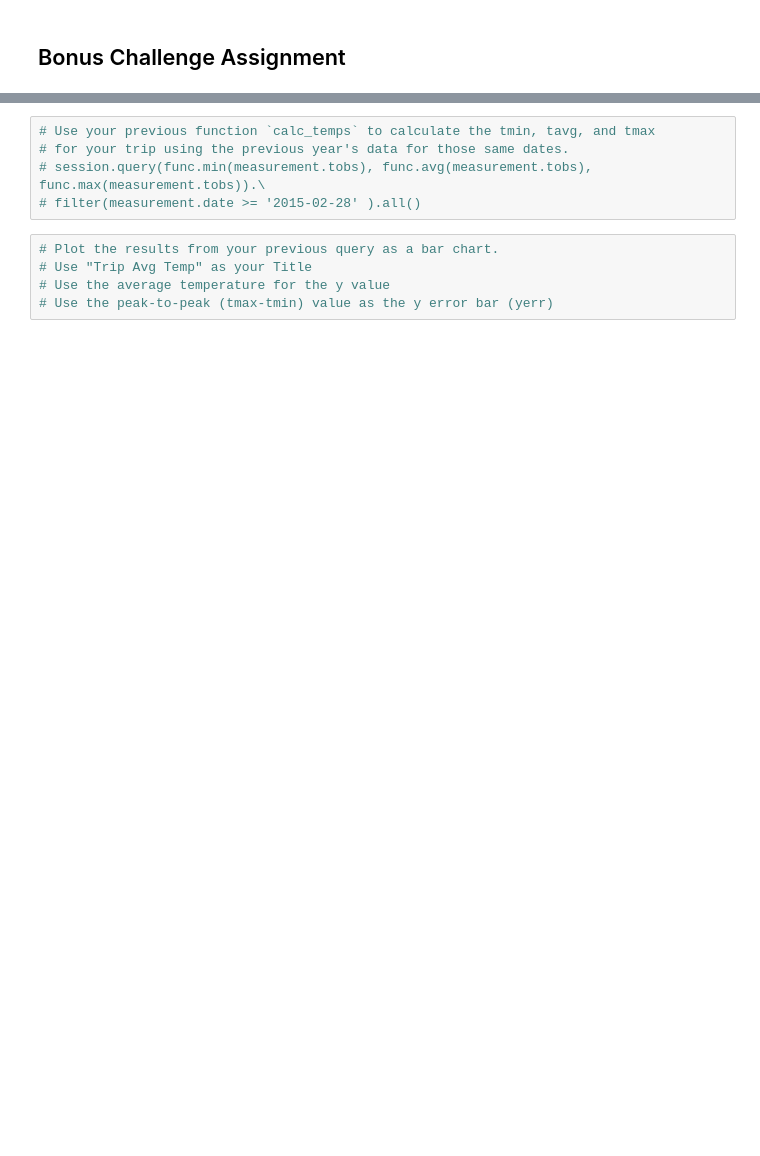
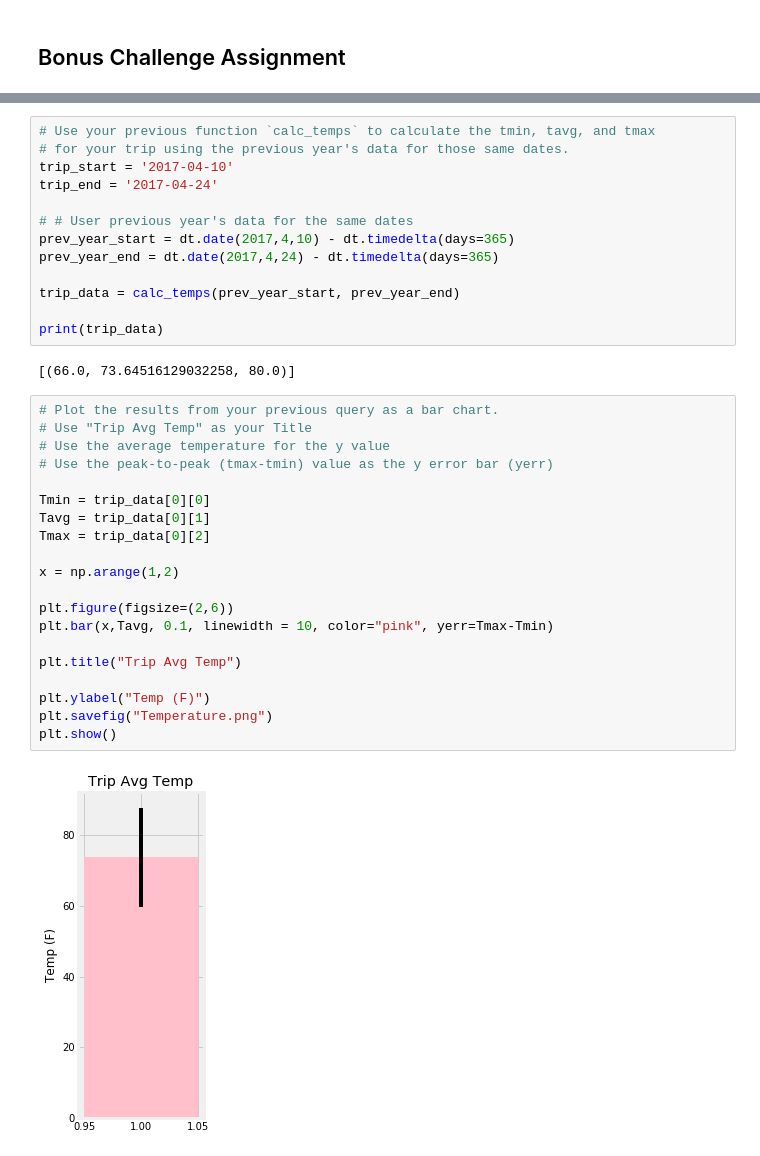
Before and after one commit to nabilih/sqlalchemy-challenge, a Jupyter notebook: climate_starter.ipynb, the cells around one changed output, grey strips where cells are left out. Saved outputs shown, nothing was run; the diff lists cells and outputs as text; blank space fills up the shorter version.

```diff
--- a/climate_starter.ipynb
+++ b/climate_starter.ipynb
@@ -170,13 +173,40 @@ print(calc_temps('2012-02-28', '2012-03-05'))
 # %%
 # Use your previous function `calc_temps` to calculate the tmin, tavg, and tmax
 # for your trip using the previous year's data for those same dates.
-# session.query(func.min(measurement.tobs), func.avg(measurement.tobs), func.max(measurement.tobs)).\
-# filter(measurement.date >= '2015-02-28' ).all()
+trip_start = '2017-04-10'
+trip_end = '2017-04-24'
+
+# # User previous year's data for the same dates
+prev_year_start = dt.date(2017,4,10) - dt.timedelta(days=365)
+prev_year_end = dt.date(2017,4,24) - dt.timedelta(days=365)
+
+trip_data = calc_temps(prev_year_start, prev_year_end)
+
+print(trip_data)
+# %% [output]
+[(66.0, 73.64516129032258, 80.0)]
 # %%
 # Plot the results from your previous query as a bar chart.
 # Use "Trip Avg Temp" as your Title
 # Use the average temperature for the y value
 # Use the peak-to-peak (tmax-tmin) value as the y error bar (yerr)
+
+Tmin = trip_data[0][0]
+Tavg = trip_data[0][1]
+Tmax = trip_data[0][2]
+
+x = np.arange(1,2)
+
+plt.figure(figsize=(2,6))
+plt.bar(x,Tavg, 0.1, linewidth = 10, color="pink", yerr=Tmax-Tmin)
+
+plt.title("Trip Avg Temp")
+
+plt.ylabel("Temp (F)")
+plt.savefig("Temperature.png")
+plt.show()
+# %% [output]
+[figure, added]
 # %%
 # Calculate the total amount of rainfall per weather station for your trip dates using the previous year's matching dates.
 # Sort this in descending order by precipitation amount and list the station, name, latitude, longitude, and elevation
```
Also changed, not shown: parts of 9 cells of this notebook, 5 other files.
